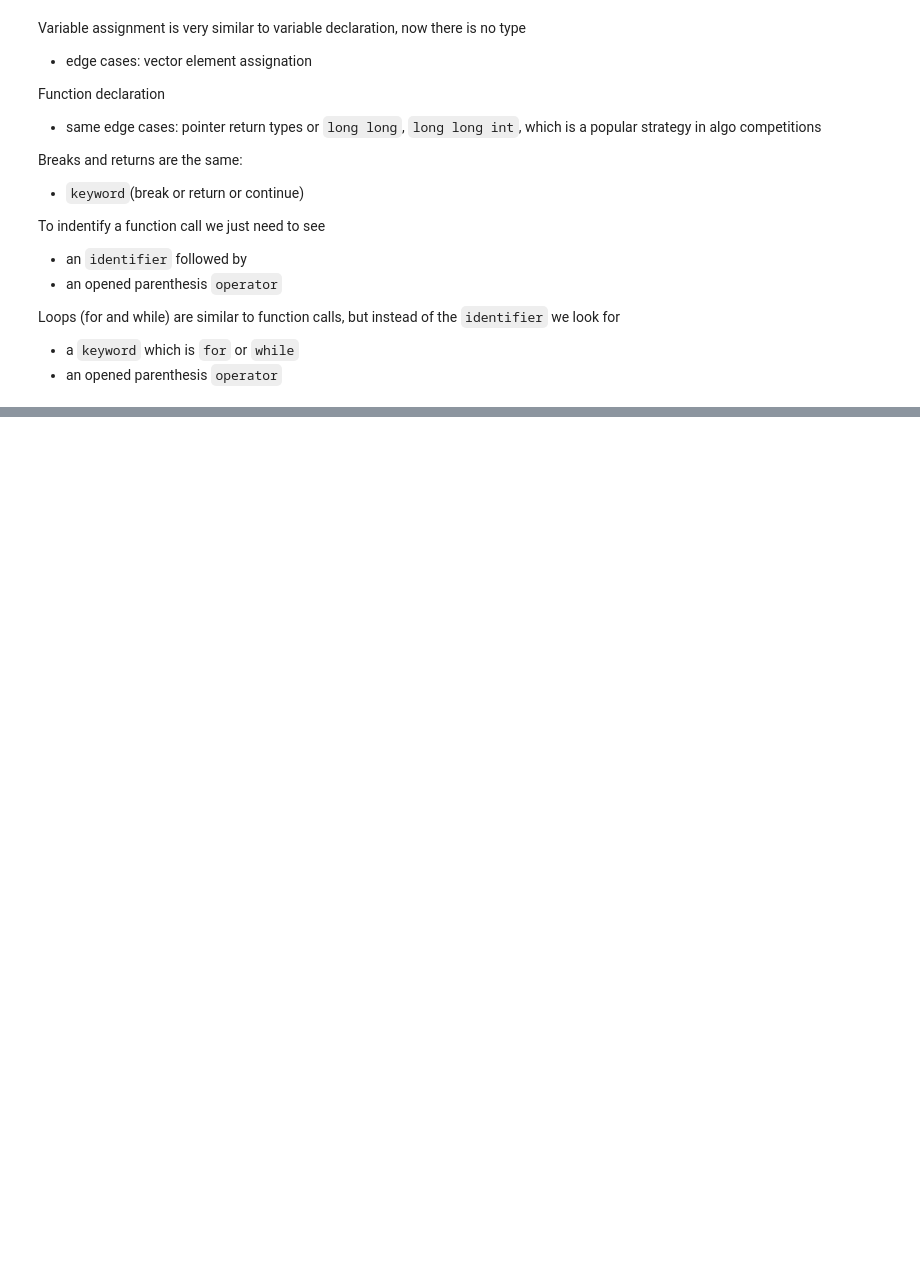
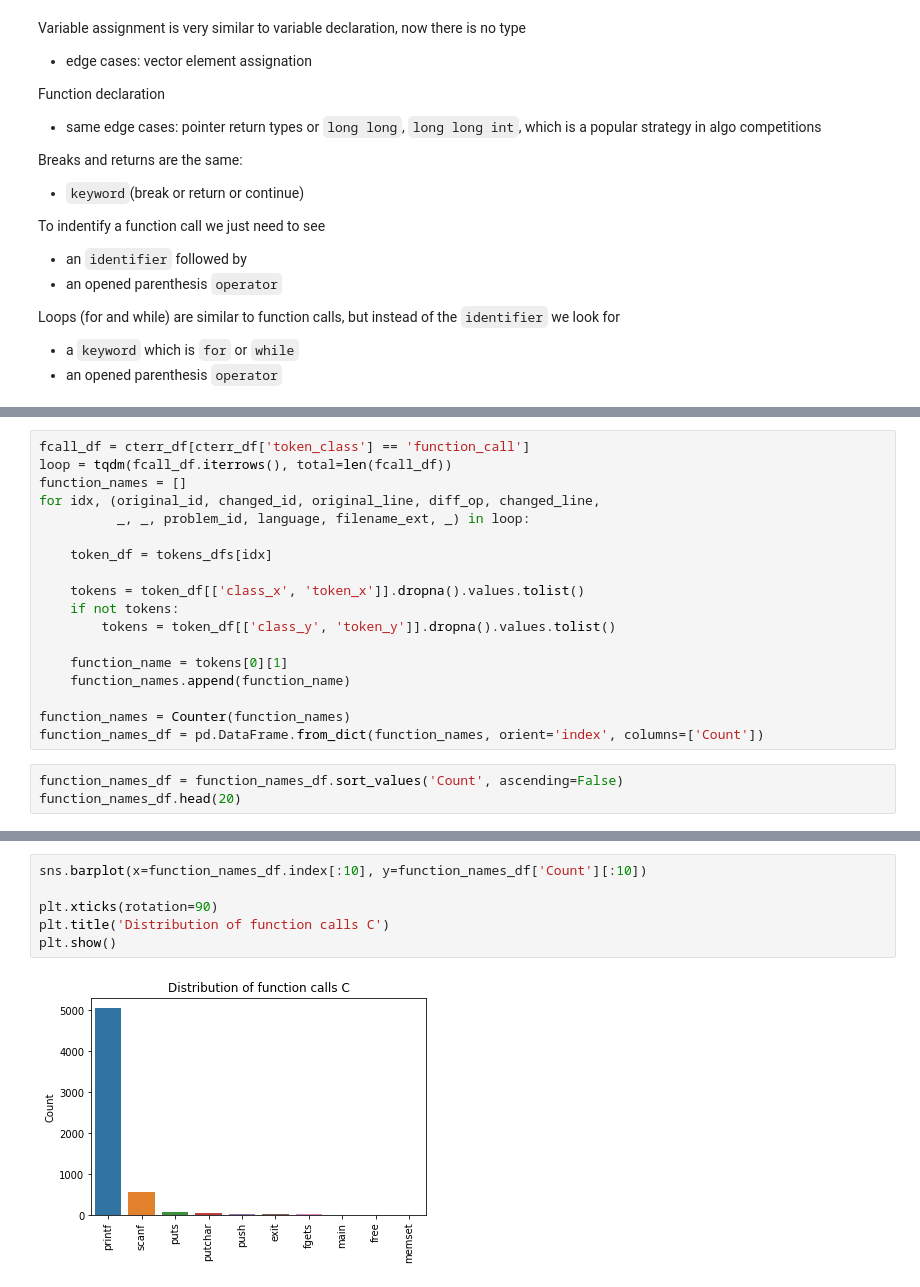
Before and after one commit to alexjercan/bug-detection, a Jupyter notebook: BugDetection.ipynb, the cells around one changed output, grey strips where cells are left out. Cells and saved outputs as stored; diff of their text form; blank space fills up the shorter version.

Commit message:
added call ranks

```diff
--- a/BugDetection.ipynb
+++ b/BugDetection.ipynb
@@ -1726,0 +1749,21 @@ Name: token_class, dtype: int64
+# %%
+fcall_df = cterr_df[cterr_df['token_class'] == 'function_call']
+loop = tqdm(fcall_df.iterrows(), total=len(fcall_df))
+function_names = []
+for idx, (original_id, changed_id, original_line, diff_op, changed_line,
+          _, _, problem_id, language, filename_ext, _) in loop:
+
+    token_df = tokens_dfs[idx]
+
+    tokens = token_df[['class_x', 'token_x']].dropna().values.tolist()
+    if not tokens:
+        tokens = token_df[['class_y', 'token_y']].dropna().values.tolist()
+
+    function_name = tokens[0][1]
+    function_names.append(function_name)
+
+function_names = Counter(function_names)
+function_names_df = pd.DataFrame.from_dict(function_names, orient='index', columns=['Count'])
+# %%
+function_names_df = function_names_df.sort_values('Count', ascending=False)
+function_names_df.head(20)
@@ -1726,0 +1788,8 @@ Name: token_class, dtype: int64
+# %%
+sns.barplot(x=function_names_df.index[:10], y=function_names_df['Count'][:10])
+
+plt.xticks(rotation=90)
+plt.title('Distribution of function calls C')
+plt.show()
+# %% [output]
+[figure, added]
```
Also changed, not shown: parts of 24 cells of this notebook.
